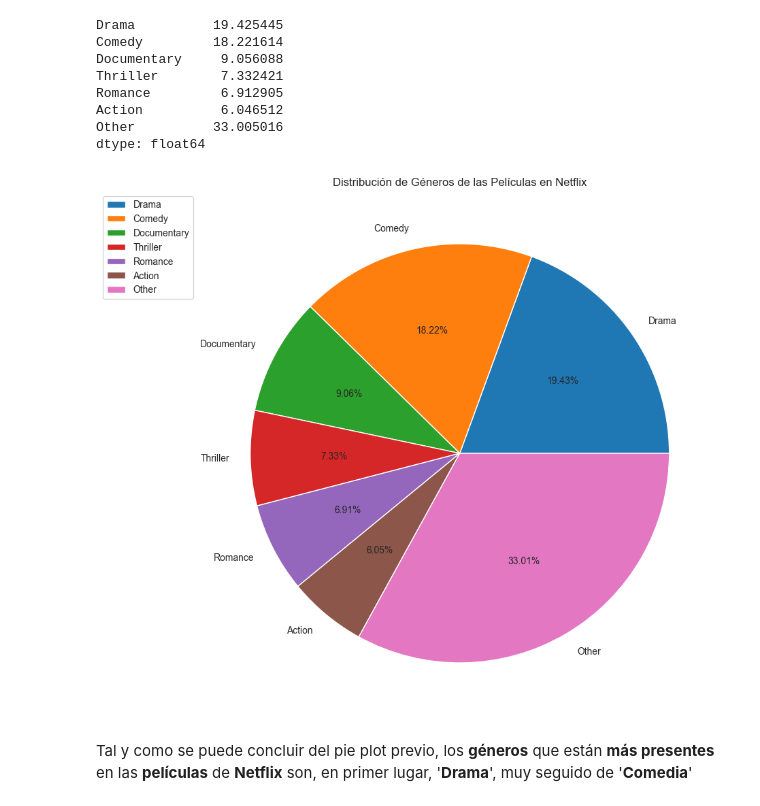
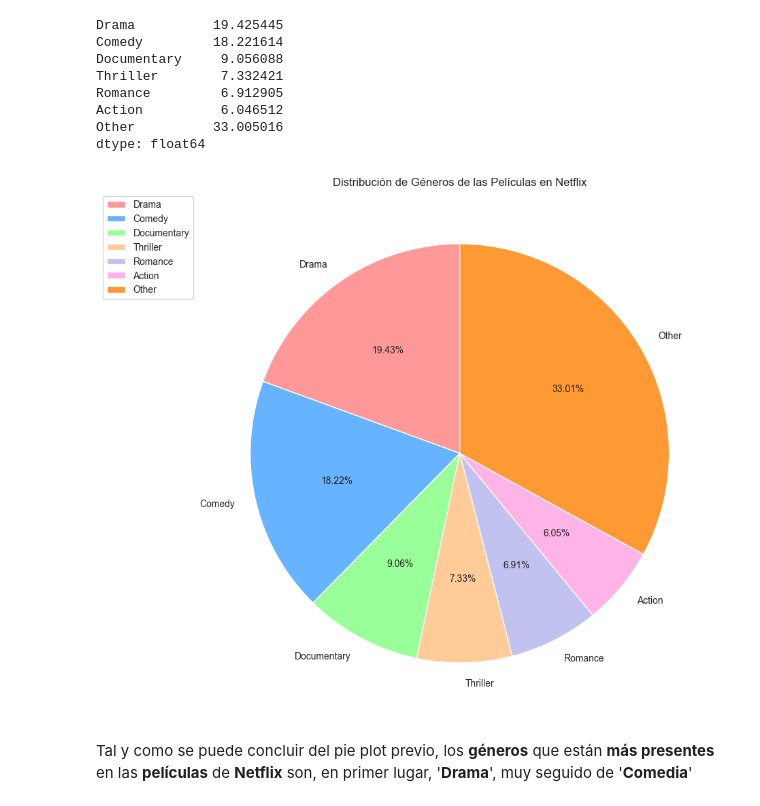
Before and after one commit to tacedo97/EDA-Streaming-Platforms-Spain, a Jupyter notebook: Analysis.ipynb, the cells around one changed output. Drawn from its saved outputs; the diff is of its cells as text; code cells hidden in the pictures.

```diff
--- a/Analysis.ipynb
+++ b/Analysis.ipynb
@@ -973,19 +973,20 @@ Other          33.005016
 dtype: float64
 # %%
 plt.figure(figsize=(10,10))
+colors = ['#ff9999', '#66b3ff', '#99ff99', '#ffcc99', '#c2c2f0', '#ffb3e6', '#ff9933']
 
 # declaring data
 data = porc_netflix_movies_genre_aux.values.tolist()
 keys = porc_netflix_movies_genre_aux.index.tolist()
 
 # plotting data on chart
-plt.pie(data, labels=keys,autopct='%.2f%%')
+plt.pie(data, labels=keys,autopct='%.2f%%', colors= colors, startangle=90)
 plt.title("Distribución de Géneros de las Películas en Netflix")
 plt.legend(loc = "best", bbox_to_anchor=(0, 1), fontsize='medium')
 # displaying chart
 plt.show()
 # %% [output]
-[figure, old version]
+[figure, new version]
 # %% [markdown]
 Tal y como se puede concluir del pie plot previo, los **géneros** que están **más presentes** en las **películas** de **Netflix** son, en primer lugar, '**Drama**', muy seguido de '**Comedia**'
 # %% [markdown]
```
Also changed, not shown: parts of 74 cells of this notebook, 13 other files.
